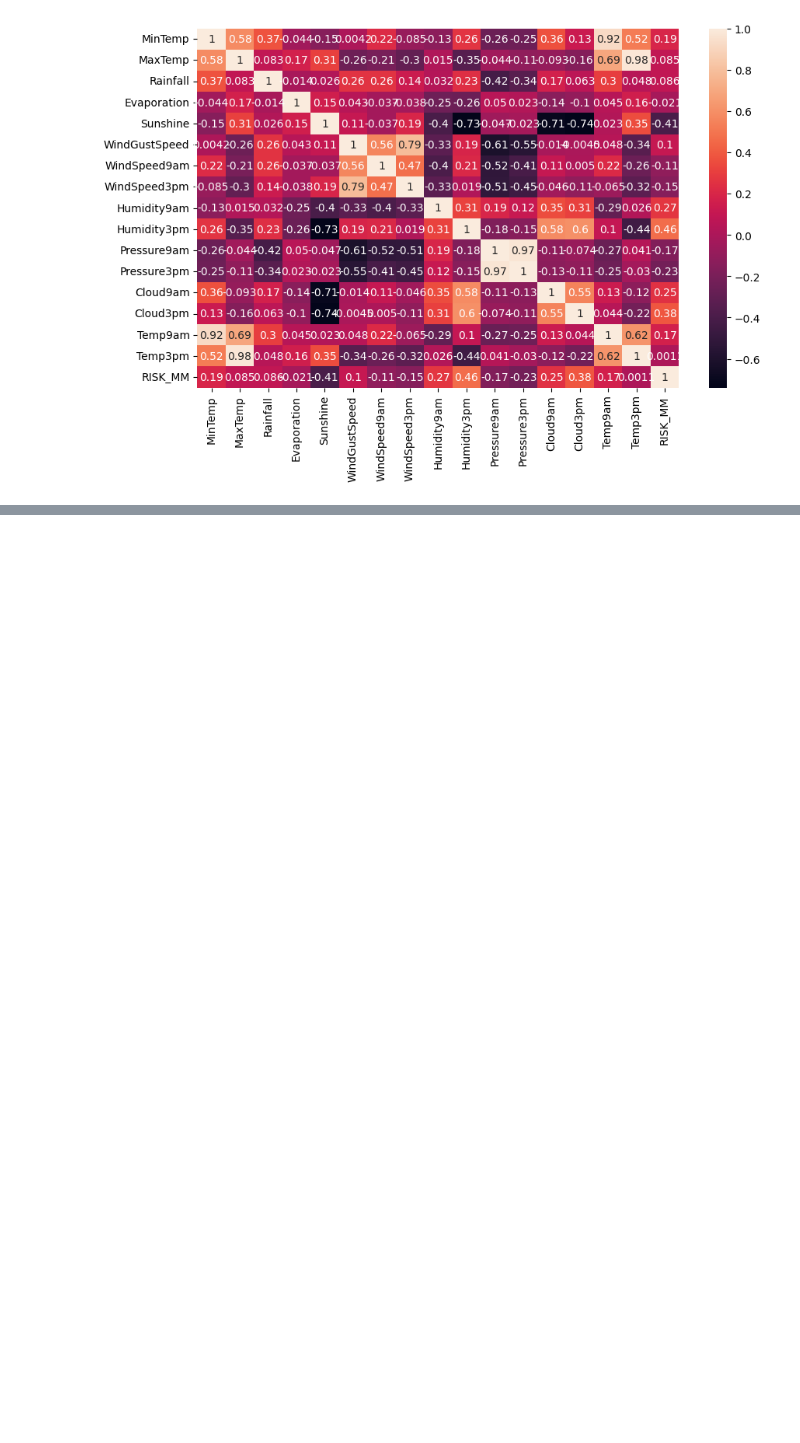
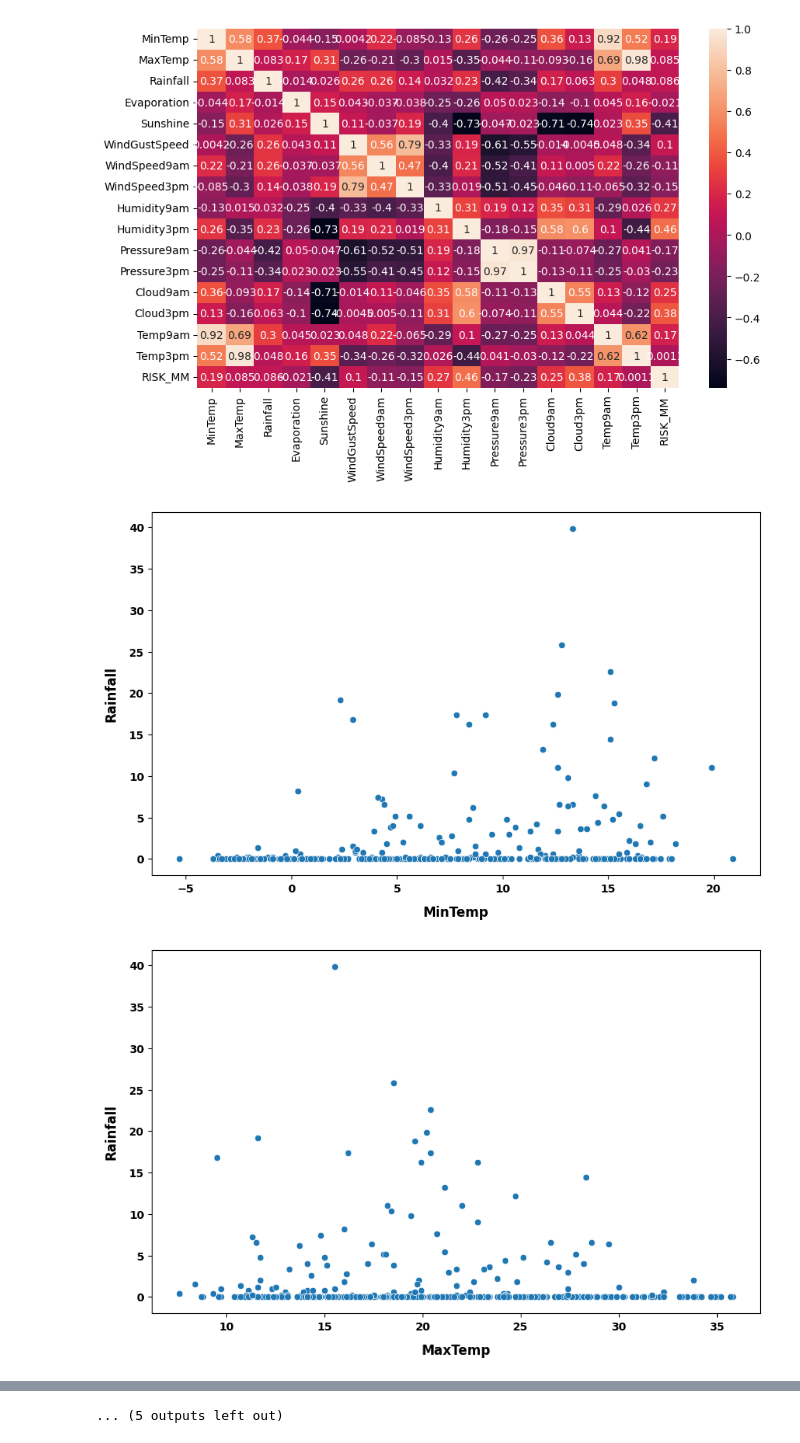
Before and after one commit to AllanMogley/02-Data-Science-Works, a Jupyter notebook: 04 Data Exploration/Data Works.ipynb, the cells around one changed output, grey strips where cells are left out. Cells and saved outputs as stored; diff of their text form; code cells hidden in the pictures; blank space fills up the shorter version.

```diff
--- a/04 Data Exploration/Data Works.ipynb
+++ b/04 Data Exploration/Data Works.ipynb
@@ -143,11 +104,14 @@ plt.show()
 [figure]
 # %%
 # Scatterplot of Rainfall vs all columns
-for column in num1:
+for column in numerical_columns:
     plt.figure(figsize = (10, 6))
-    sns.scatterplot(data = num1, x = num1[column], y = num1["Rainfall"])
+    sns.scatterplot(data = numerical_columns, x = numerical_columns[column], y = numerical_columns["Rainfall"])
     plt.xlabel(column, weight = "bold", fontsize = 12, labelpad = 10)
     plt.ylabel("Rainfall", weight = "bold", fontsize = 12, labelpad = 10)
     plt.xticks(weight = "bold")
     plt.yticks(weight = "bold")
     plt.show()
+# %% [output]
+[figure, added]
+[figure, added]
@@ -154,3 +128,4 @@ for column in num1:
+... (5 outputs left out)
 # %%
 # Distribution of Rainfall Column
 plt.figure(figsize = (10, 6))
```
Also changed, not shown: parts of 7 cells of this notebook.
